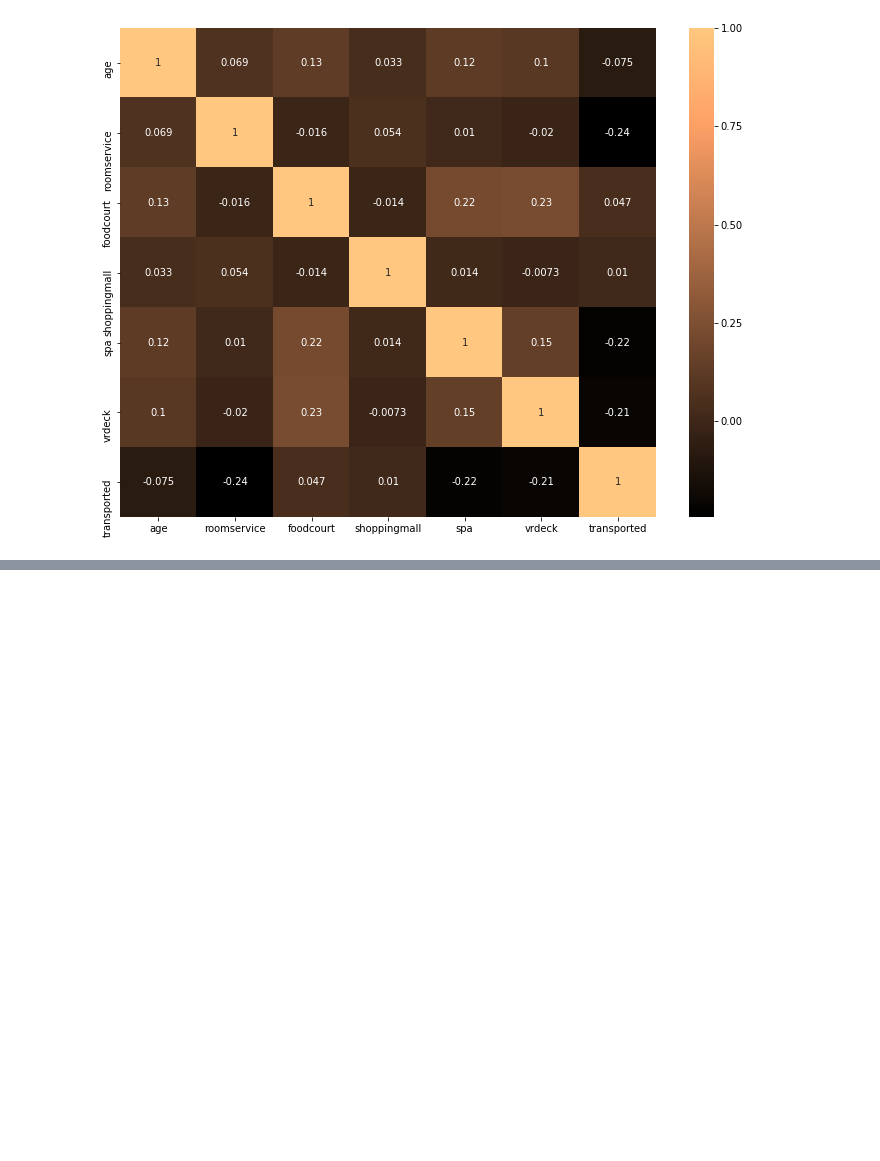
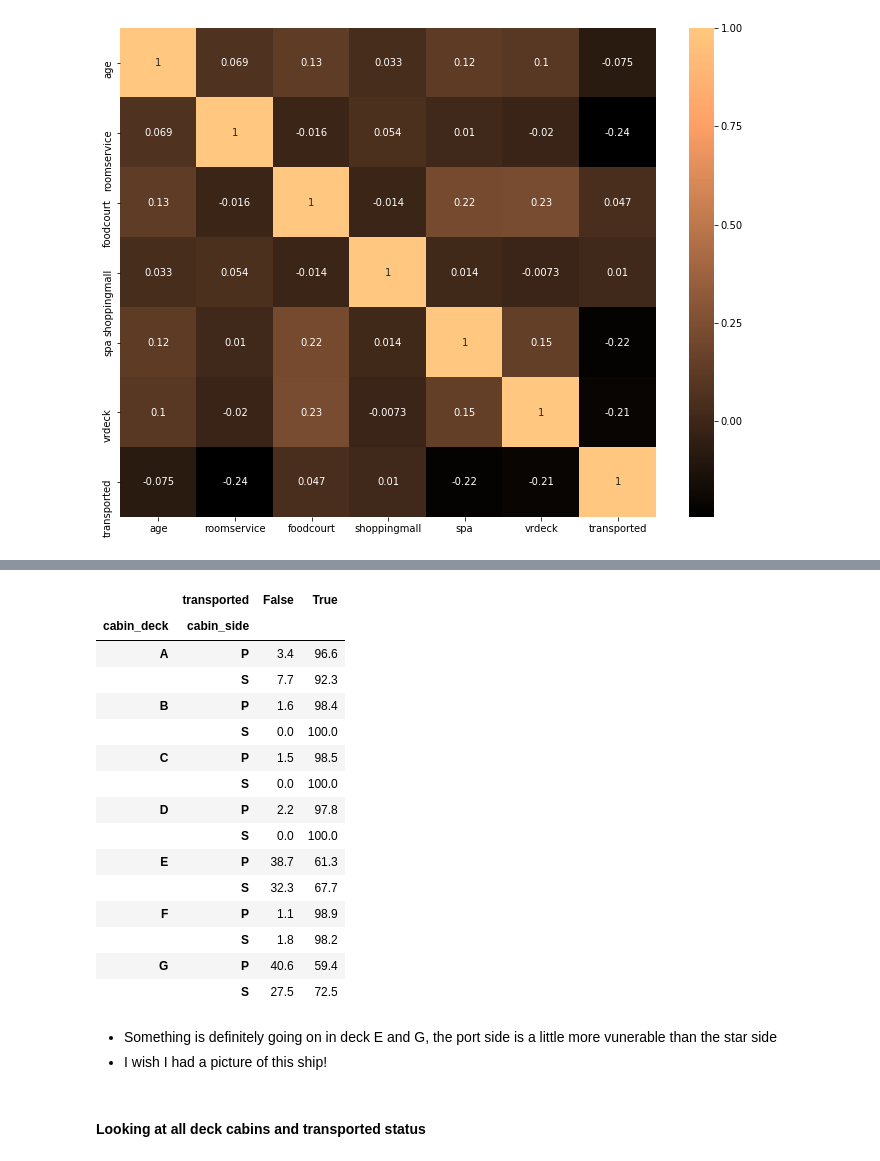
Before and after one commit to misty-garcia/kaggle_space_titanic, a Jupyter notebook: space_titanic.ipynb, the cells around one changed output, grey strips where cells are left out. Saved outputs shown, nothing was run; the diff lists cells and outputs as text; code cells hidden in the pictures; blank space fills up the shorter version.

```diff
--- a/space_titanic.ipynb
+++ b/space_titanic.ipynb
@@ -258,0 +387,24 @@ plt.show()
+# %%
+round(pd.crosstab([subset.cabin_deck, subset.cabin_side], subset.transported, normalize='index')*100,1)
+# %% [output]
+|  | transported | False | True |
+| cabin_deck | cabin_side |  |  |
+| A | P | 3.4 | 96.6 |
+|  | S | 7.7 | 92.3 |
+| B | P | 1.6 | 98.4 |
+|  | S | 0.0 | 100.0 |
+| C | P | 1.5 | 98.5 |
+|  | S | 0.0 | 100.0 |
+| D | P | 2.2 | 97.8 |
+|  | S | 0.0 | 100.0 |
+| E | P | 38.7 | 61.3 |
+|  | S | 32.3 | 67.7 |
+| F | P | 1.1 | 98.9 |
+|  | S | 1.8 | 98.2 |
+| G | P | 40.6 | 59.4 |
+|  | S | 27.5 | 72.5 |
+# %% [markdown]
+- Something is definitely going on in deck E and G, the port side is a little more vunerable than the star side
+- I wish I had a picture of this ship!
+# %% [markdown]
+#### Looking at all deck cabins and transported status
```
Also changed, not shown: parts of 26 cells of this notebook.
